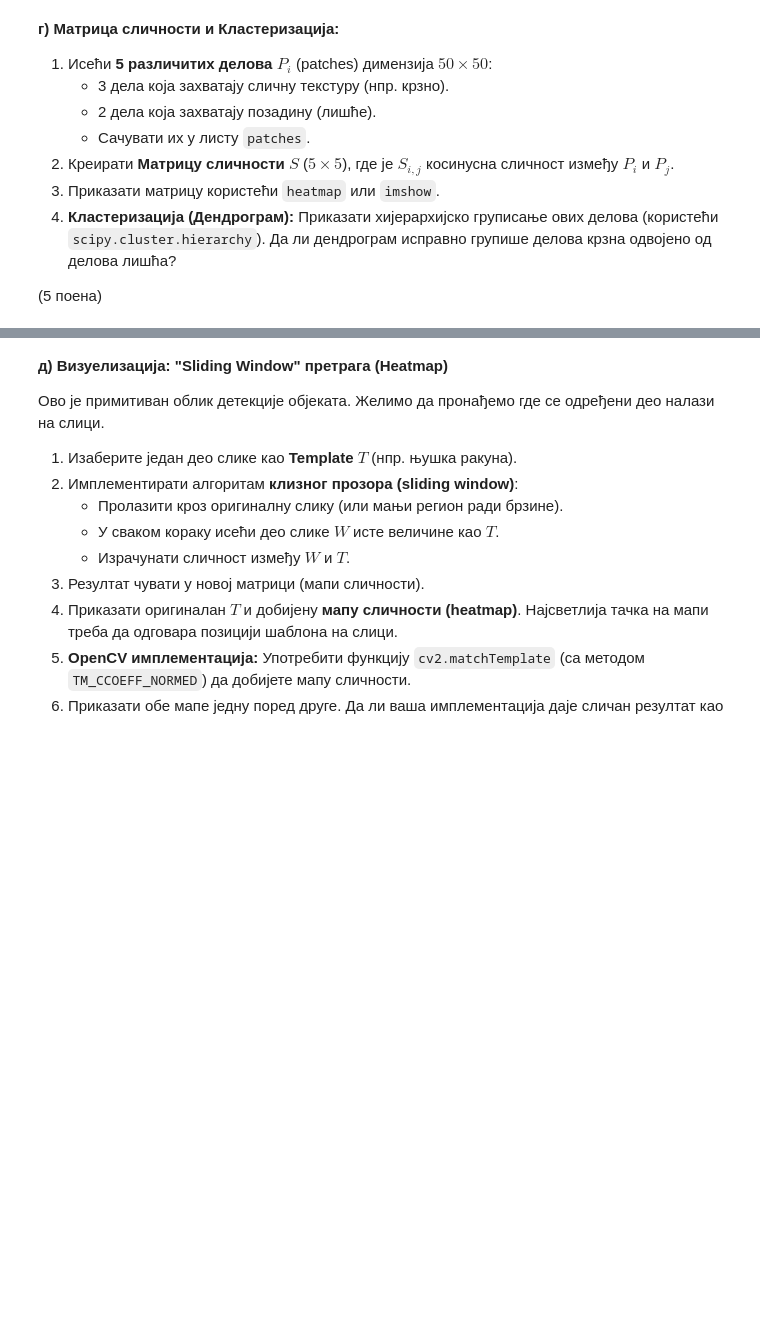
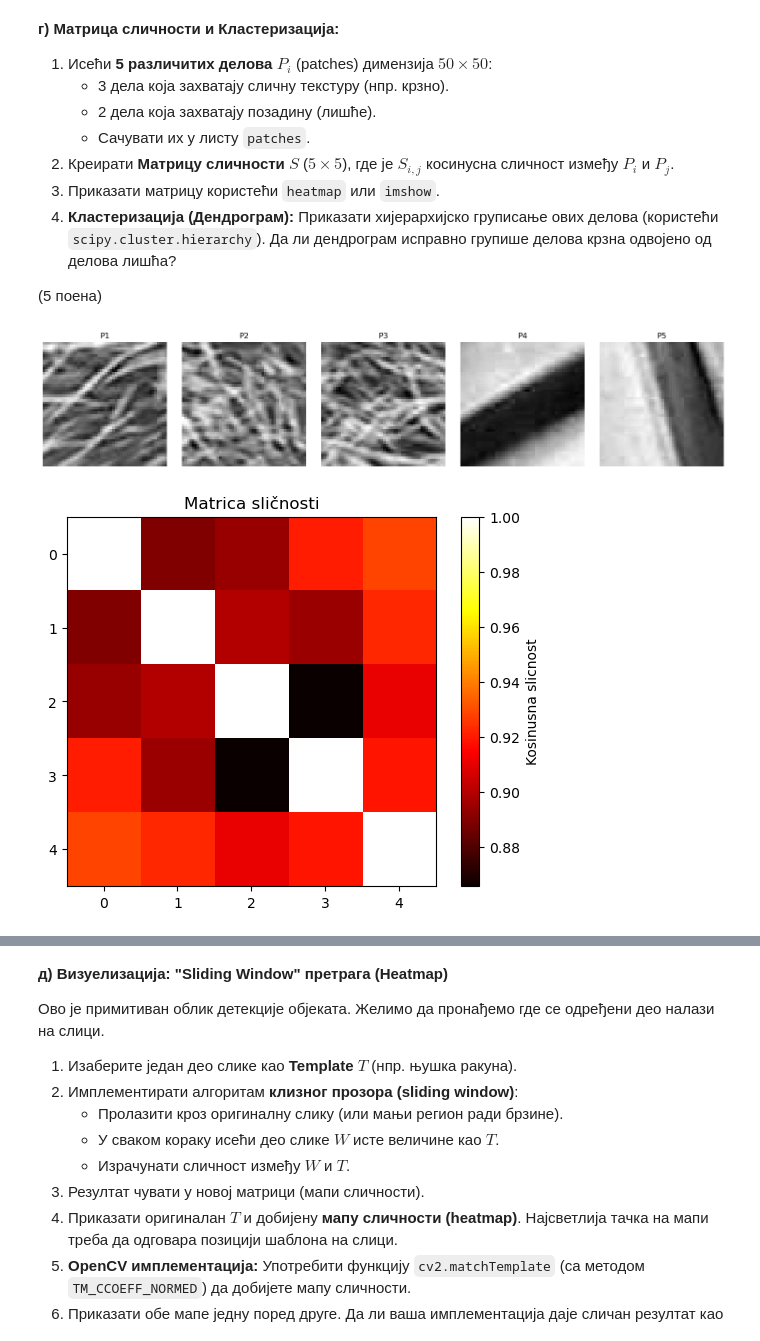
Before and after one commit to paunovicjovan/mathematical-methods-for-machine-learning, a Jupyter notebook: Homeworks/02Domaci2025-26_Jovan_Paunovic.ipynb, the cells around one changed output, grey strips where cells are left out. Cells and saved outputs as stored; diff of their text form; code cells hidden in the pictures; blank space fills up the shorter version.

```diff
--- a/Homeworks/02Domaci2025-26_Jovan_Paunovic.ipynb
+++ b/Homeworks/02Domaci2025-26_Jovan_Paunovic.ipynb
@@ -674,6 +726,39 @@ plt.title("Originalna slika")
 # %%
 from scipy.cluster.hierarchy import dendrogram, linkage
 # Претворити матрицу сличности у дистанцу (1 - сличност) за кластеризацију
+# %%
+# krzno
+P1 = rakun_gray[25:75, 50:100]
+P2 = rakun_gray[25:75, 280:330]
+P3 = rakun_gray[150:200, 280:330]
+
+# lišće
+P4 = rakun_gray[100:150, 970:1020]
+P5 = rakun_gray[650:700, 350:400]
+
+patches = [P1, P2, P3, P4, P5]
+n=len(patches)
+
+fig, axes = plt.subplots(1, n, figsize=(15, 3))
+for i, ax in enumerate(axes):
+    ax.imshow(patches[i], cmap="gray")
+    ax.set_title(f"P{i+1}")
+    ax.axis("off")
+plt.tight_layout()
+plt.show()
+
+S = np.zeros((n, n))
+for i in range(n):
+    for j in range(n):
+        S[i, j] = matrix_cosine_similarity(patches[i], patches[j])
+
+plt.imshow(S, cmap="hot", interpolation="nearest")
+plt.colorbar(label="Kosinusna slicnost")
+plt.title("Matrica sličnosti")
+plt.show()
+# %% [output]
+[figure, added]
+[figure, added]
 # %%
 Z = linkage(1 - S, 'ward')
 plt.figure()
```
Also changed, not shown: parts of 7 cells of this notebook.
